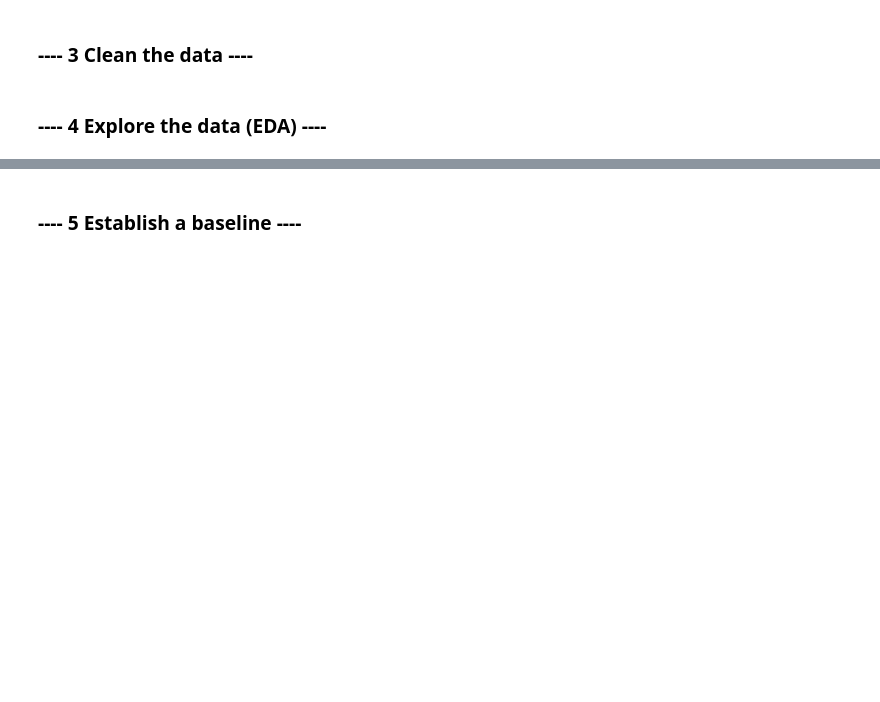
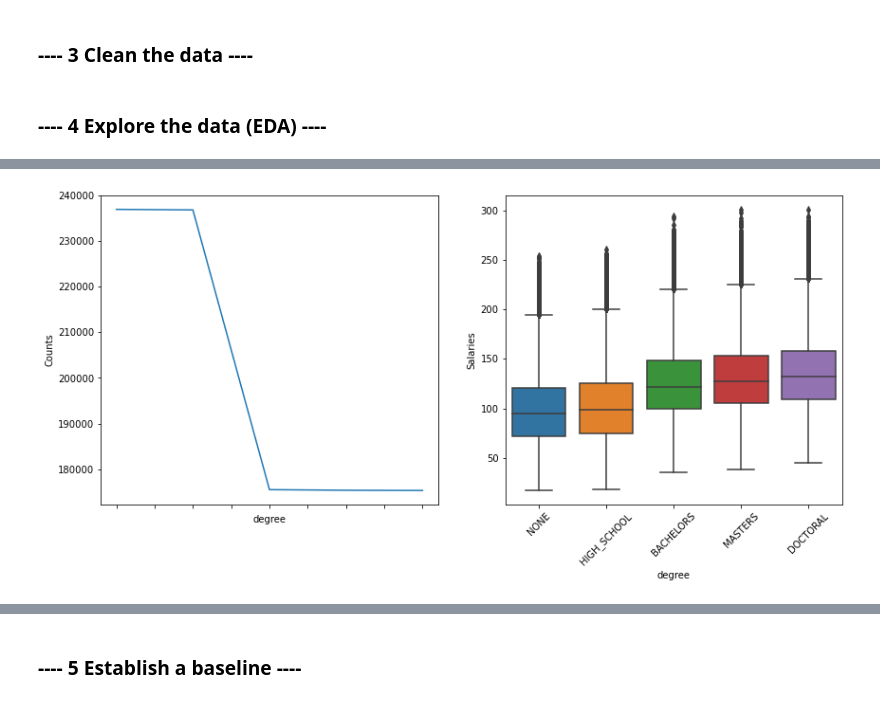
Before and after one commit to janshul95/salarypredictionportfolio, a Jupyter notebook: Salary Prediction Project.ipynb, the cells around one changed output, grey strips where cells are left out. Saved outputs shown, nothing was run; the diff lists cells and outputs as text; code cells hidden in the pictures; blank space fills up the shorter version.

```diff
--- a/Salary Prediction Project.ipynb
+++ b/Salary Prediction Project.ipynb
@@ -34,0 +323,4 @@ __email__ = "janshul95@gmail.com"
+# %%
+plot_feature(train_df, 'degree')
+# %% [output]
+[figure, added]
```
Also changed, not shown: parts of 48 cells of this notebook.
